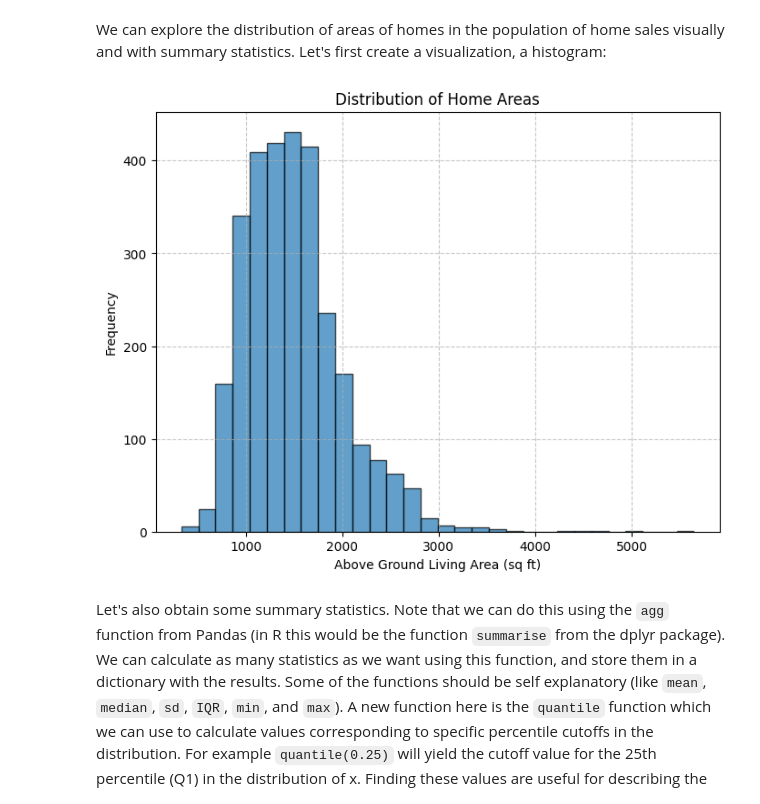
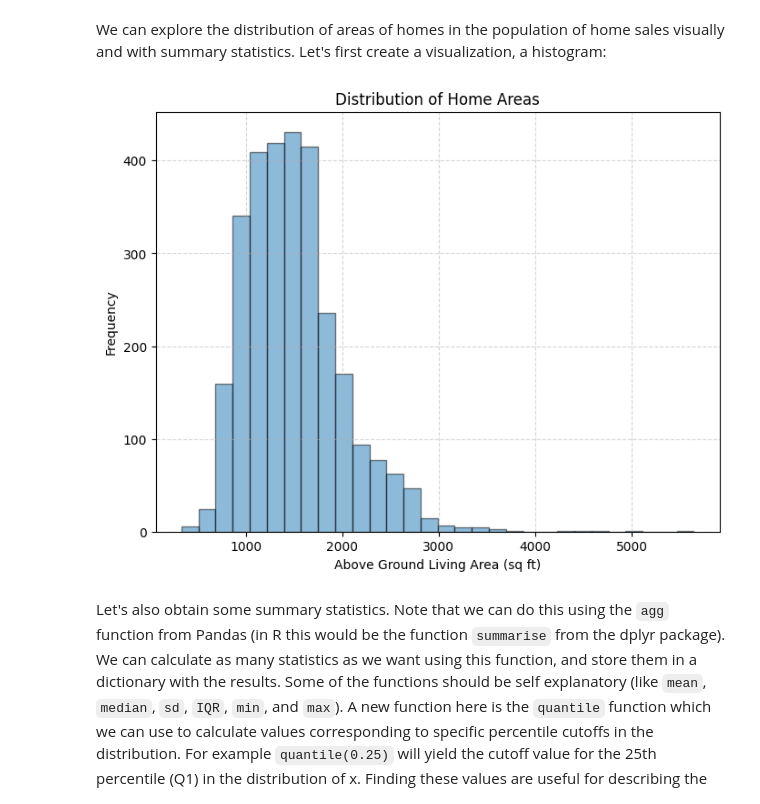
Before and after one commit to SergioCuencaNunez/isc-labs, a Jupyter notebook: unit 5/lab5.ipynb, the cells around one changed output. Drawn from its saved outputs; the diff is of its cells as text; code cells hidden in the pictures.

```diff
--- a/unit 5/lab5.ipynb
+++ b/unit 5/lab5.ipynb
@@ -66,15 +66,15 @@ df.head()
 We can explore the distribution of areas of homes in the population of home sales visually and with summary statistics. Let's first create a visualization, a histogram:
 # %%
 # Histogram of 'area'
-plt.figure(figsize=(8, 6))
+plt.figure(figsize = (10, 6))
 plt.hist(df['area'], bins = 30, edgecolor='black', alpha = 0.5)
 plt.xlabel('Above Ground Living Area (sq ft)')
 plt.ylabel('Frequency')
 plt.title('Distribution of Home Areas')
 plt.grid(linestyle = '--', alpha = 0.5)
 plt.show()
 # %% [output]
-[figure, old version]
+[figure, new version]
 # %% [markdown]
 Let's also obtain some summary statistics. Note that we can do this using the `agg` function from Pandas (in R this would be the function `summarise` from the dplyr package). We can calculate as many statistics as we want using this function, and store them in a dictionary with the results. Some of the functions should be self explanatory (like `mean`, `median`, `sd`, `IQR`, `min`, and `max`). A new function here is the `quantile` function which we can use to calculate values corresponding to specific percentile cutoffs in the distribution. For example `quantile(0.25)` will yield the cutoff value for the 25th percentile (Q1) in the distribution of x. Finding these values are useful for describing the distribution, as we can use them for descriptions like *"the middle 50% of the homes have areas between such and such square feet"*.
 # %%
```
Also changed, not shown: parts of 40 cells of this notebook, 1 other file.
